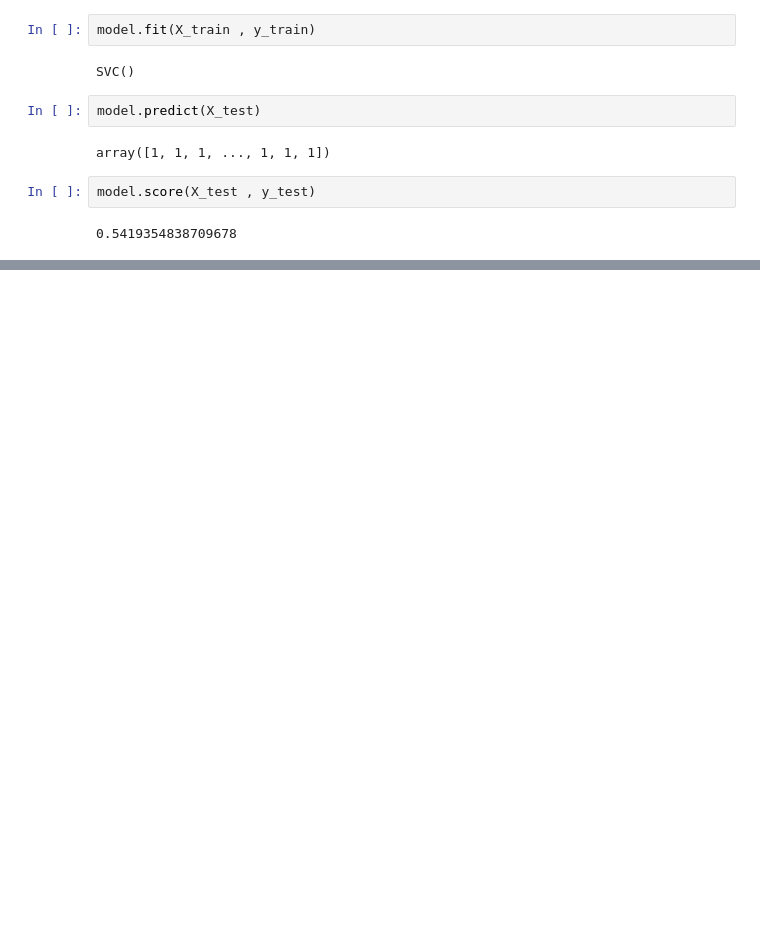
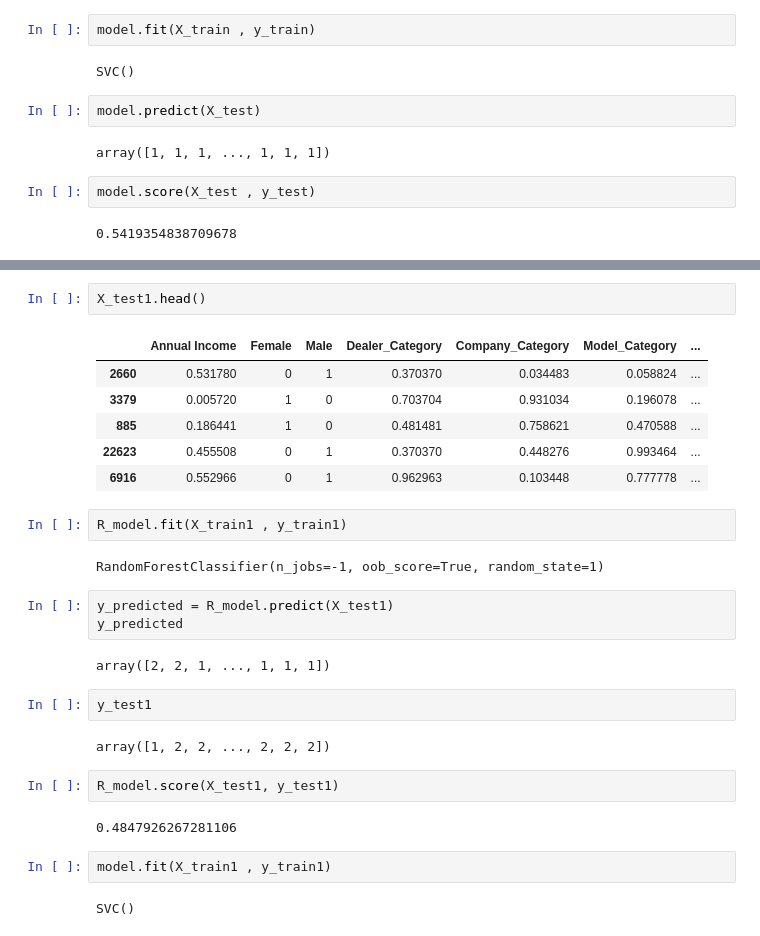
Before and after one commit to santosh4568/Car-Sales-Prediction, a Jupyter notebook: Car_Sales.ipynb, the cells around one changed output, grey strips where cells are left out. Drawn from its saved outputs; the diff is of its cells as text; blank space fills up the shorter version.

```diff
--- a/Car_Sales.ipynb
+++ b/Car_Sales.ipynb
@@ -703,0 +807,30 @@ model.score(X_test , y_test)
+# %%
+X_test1.head()
+# %% [output]
+|  | Annual Income | Female | Male | Dealer_Category | Company_Category | Model_Category | ... |
+| 2660 | 0.531780 | 0 | 1 | 0.370370 | 0.034483 | 0.058824 | ... |
+| 3379 | 0.005720 | 1 | 0 | 0.703704 | 0.931034 | 0.196078 | ... |
+| 885 | 0.186441 | 1 | 0 | 0.481481 | 0.758621 | 0.470588 | ... |
+| 22623 | 0.455508 | 0 | 1 | 0.370370 | 0.448276 | 0.993464 | ... |
+| 6916 | 0.552966 | 0 | 1 | 0.962963 | 0.103448 | 0.777778 | ... |
+# %%
+R_model.fit(X_train1 , y_train1)
+# %% [output]
+RandomForestClassifier(n_jobs=-1, oob_score=True, random_state=1)
+# %%
+y_predicted = R_model.predict(X_test1)
+y_predicted
+# %% [output]
+array([2, 2, 1, ..., 1, 1, 1])
+# %%
+y_test1
+# %% [output]
+array([1, 2, 2, ..., 2, 2, 2])
+# %%
+R_model.score(X_test1, y_test1)
+# %% [output]
+0.4847926267281106
+# %%
+model.fit(X_train1 , y_train1)
+# %% [output]
+SVC()
```
Also changed, not shown: parts of 22 cells of this notebook.
